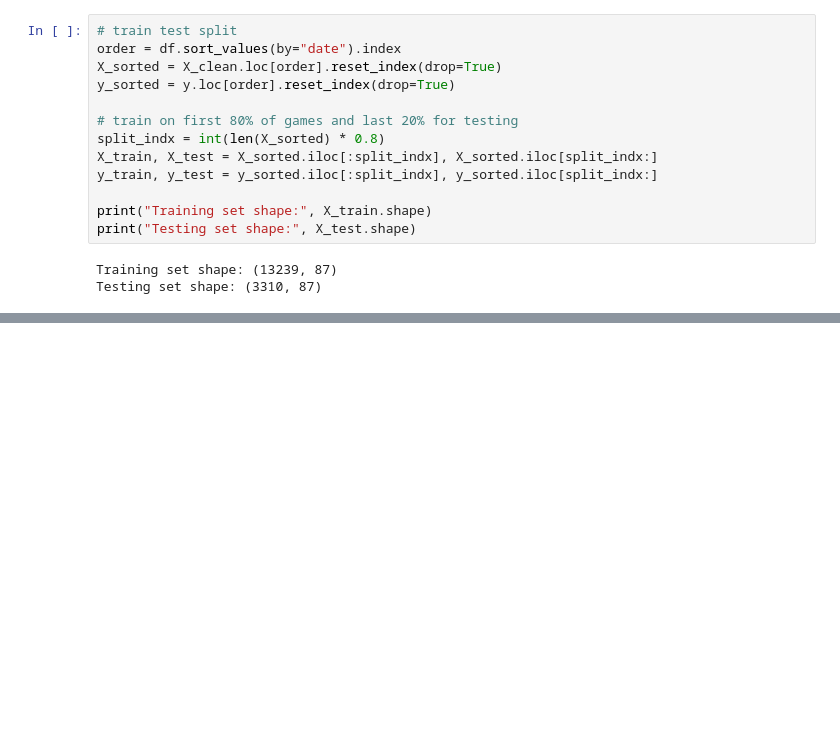
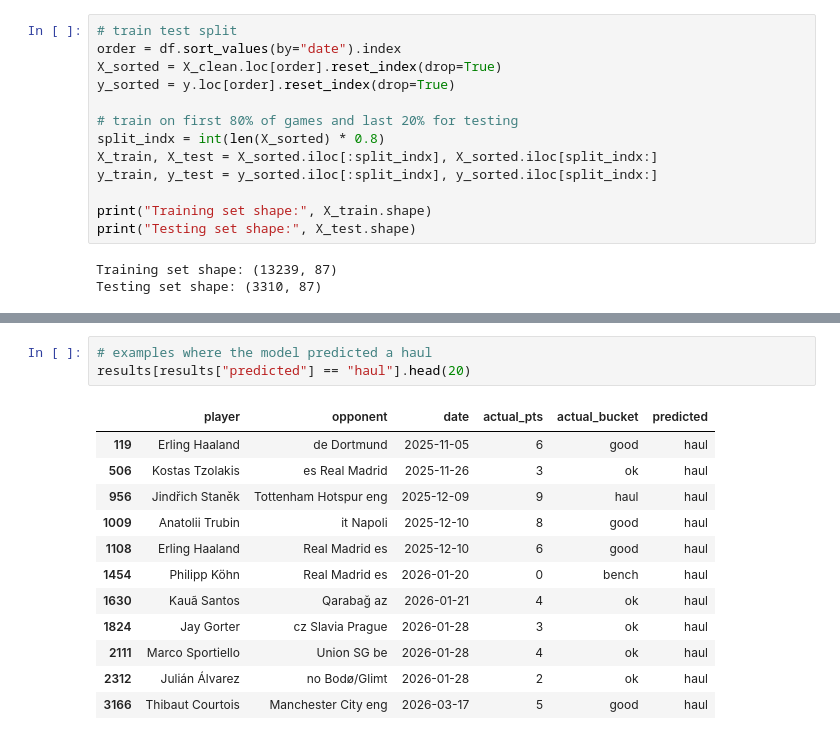
Before and after one commit to JamesMan689/fantasyfinalproject439, a Jupyter notebook: src/model.ipynb, the cells around one changed output, grey strips where cells are left out. Cells and saved outputs as stored; diff of their text form; blank space fills up the shorter version.

```diff
--- a/src/model.ipynb
+++ b/src/model.ipynb
@@ -112,0 +214,16 @@ Testing set shape: (3310, 87)
+# %%
+# examples where the model predicted a haul
+results[results["predicted"] == "haul"].head(20)
+# %% [output]
+|  | player | opponent | date | actual_pts | actual_bucket | predicted |
+| 119 | Erling Haaland | de Dortmund | 2025-11-05 | 6 | good | haul |
+| 506 | Kostas Tzolakis | es Real Madrid | 2025-11-26 | 3 | ok | haul |
+| 956 | Jindřich Staněk | Tottenham Hotspur eng | 2025-12-09 | 9 | haul | haul |
+| 1009 | Anatolii Trubin | it Napoli | 2025-12-10 | 8 | good | haul |
+| 1108 | Erling Haaland | Real Madrid es | 2025-12-10 | 6 | good | haul |
+| 1454 | Philipp Köhn | Real Madrid es | 2026-01-20 | 0 | bench | haul |
+| 1630 | Kauã Santos | Qarabağ az | 2026-01-21 | 4 | ok | haul |
+| 1824 | Jay Gorter | cz Slavia Prague | 2026-01-28 | 3 | ok | haul |
+| 2111 | Marco Sportiello | Union SG be | 2026-01-28 | 4 | ok | haul |
+| 2312 | Julián Álvarez | no Bodø/Glimt | 2026-01-28 | 2 | ok | haul |
+| 3166 | Thibaut Courtois | Manchester City eng | 2026-03-17 | 5 | good | haul |
```
Also changed, not shown: parts of 6 cells of this notebook.
